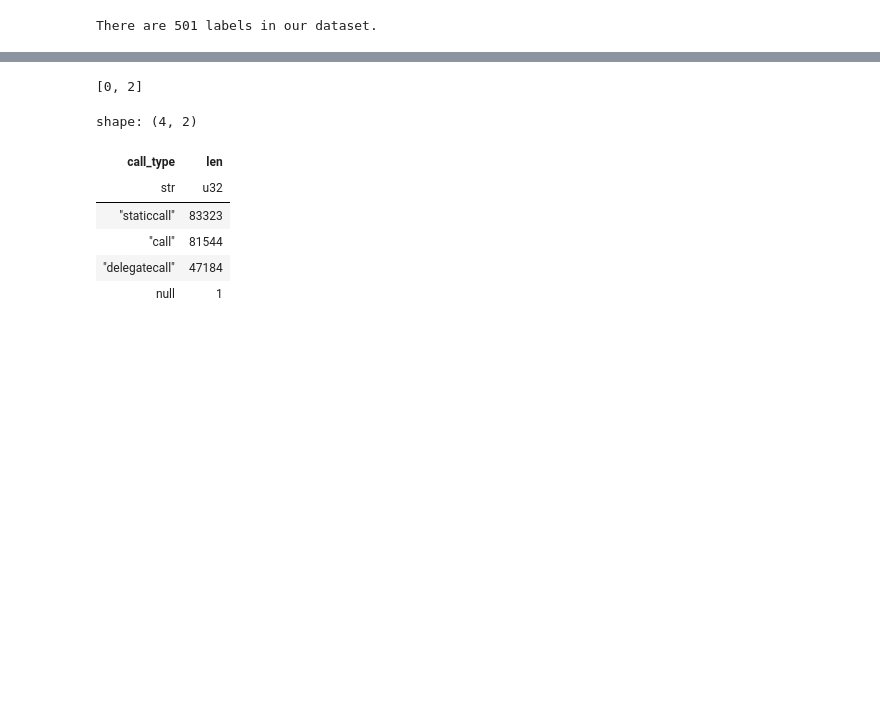
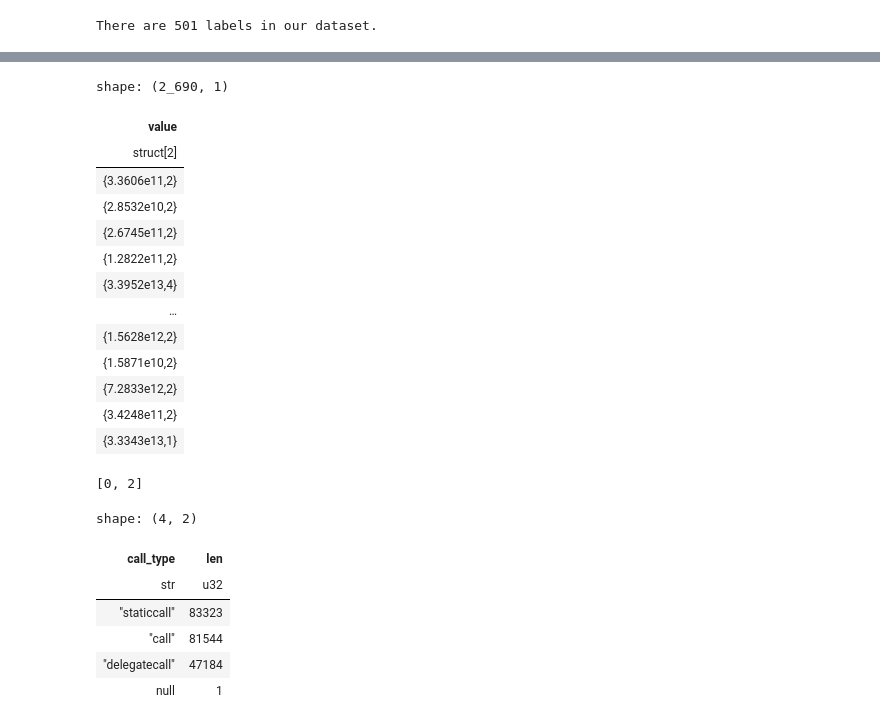
Before and after one commit to johnnatan-messias/research-proj-mev, a Jupyter notebook: eda-mev-traces.ipynb, the cells around one changed output, grey strips where cells are left out. Cells and saved outputs as stored; diff of their text form; code cells hidden in the pictures; blank space fills up the shorter version.

```diff
--- a/eda-mev-traces.ipynb
+++ b/eda-mev-traces.ipynb
@@ -125,6 +144,23 @@ shape: (5, 27)
 | 2025-05-20 17:00:01 | 30485527 | null | 10119325 | 8797 | "0xcc299ee97244c721c649a8e18f10… | false | 46 | 1 | null | ... |
 | 2025-05-20 17:00:01 | 30485527 | null | 10093763 | 6297 | "0xcc299ee97244c721c649a8e18f10… | false | 46 | 1 | null | ... |
 | 2025-05-20 17:00:01 | 30485527 | null | 10083197 | 6309 | "0xcc299ee97244c721c649a8e18f10… | false | 46 | 1 | null | ... |
+# %%
+df.select(pl.col("value").value_counts()).collect()
+# %% [output]
+shape: (2_690, 1)
+| value |
+| struct[2] |
+| {3.3606e11,2} |
+| {2.8532e10,2} |
+| {2.6745e11,2} |
+| {1.2822e11,2} |
+| {3.3952e13,4} |
+| … |
+| {1.5628e12,2} |
+| {1.5871e10,2} |
+| {7.2833e12,2} |
+| {3.4248e11,2} |
+| {3.3343e13,1} |
 # %%
 ast.literal_eval("[0 2]".replace(' ', ','))
 # %% [output]
```
Also changed, not shown: parts of 7 cells of this notebook.
